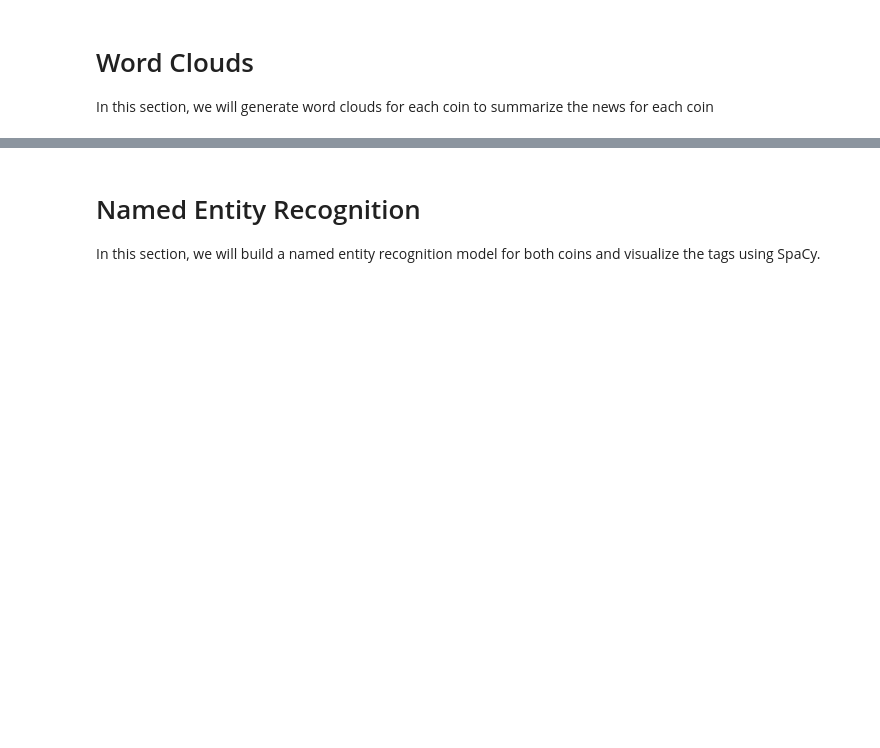
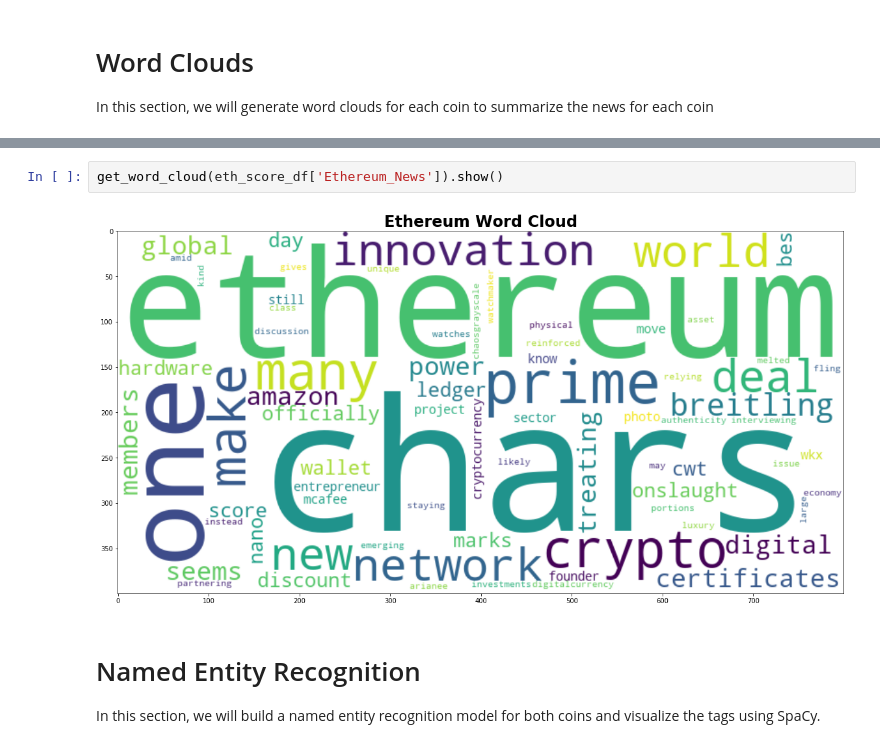
Before and after one commit to pdevalaraju/NLP_Crypto_Sentiment_Analysis, a Jupyter notebook: crypto_sentiment.ipynb, the cells around one changed output, grey strips where cells are left out. Saved outputs shown, nothing was run; the diff lists cells and outputs as text; blank space fills up the shorter version.

```diff
--- a/crypto_sentiment.ipynb
+++ b/crypto_sentiment.ipynb
@@ -328,3 +311,7 @@ plt.imshow(wc, interpolation="bilinear")
+# %%
+get_word_cloud(eth_score_df['Ethereum_News']).show()
+# %% [output]
+[figure, added]
 # %% [markdown]
 # Named Entity Recognition
 
```
Also changed, not shown: parts of 26 cells of this notebook.
